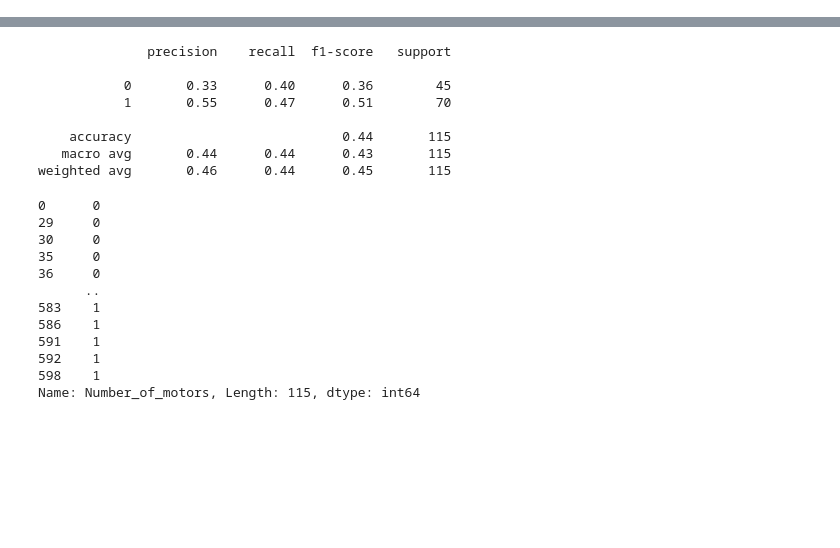
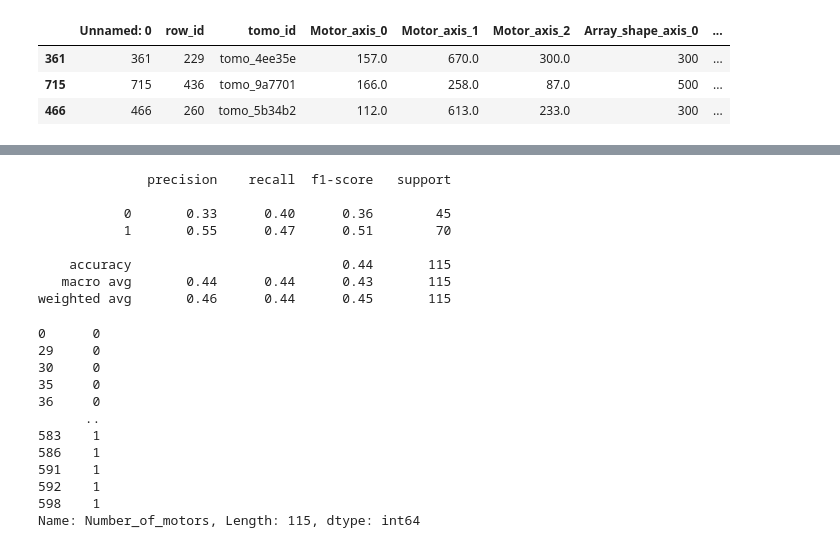
Before and after one commit to mc-will/BYU_Locating-Bacterial_Flagellar_Motors_2025, a Jupyter notebook: notebooks/ThomasDenoirjean_test_workflow.ipynb, the cells around one changed output, grey strips where cells are left out. Saved outputs shown, nothing was run; the diff lists cells and outputs as text; code cells hidden in the pictures; blank space fills up the shorter version.

```diff
--- a/notebooks/ThomasDenoirjean_test_workflow.ipynb
+++ b/notebooks/ThomasDenoirjean_test_workflow.ipynb
@@ -0,0 +13,8 @@
+# %%
+df = pd.read_csv('../data/csv_raw/train_labels.csv')
+df.sample(3)
+# %% [output]
+|  | Unnamed: 0 | row_id | tomo_id | Motor_axis_0 | Motor_axis_1 | Motor_axis_2 | Array_shape_axis_0 | ... |
+| 361 | 361 | 229 | tomo_4ee35e | 157.0 | 670.0 | 300.0 | 300 | ... |
+| 715 | 715 | 436 | tomo_9a7701 | 166.0 | 258.0 | 87.0 | 500 | ... |
+| 466 | 466 | 260 | tomo_5b34b2 | 112.0 | 613.0 | 233.0 | 300 | ... |
```
Also changed, not shown: parts of 12 cells of this notebook.
